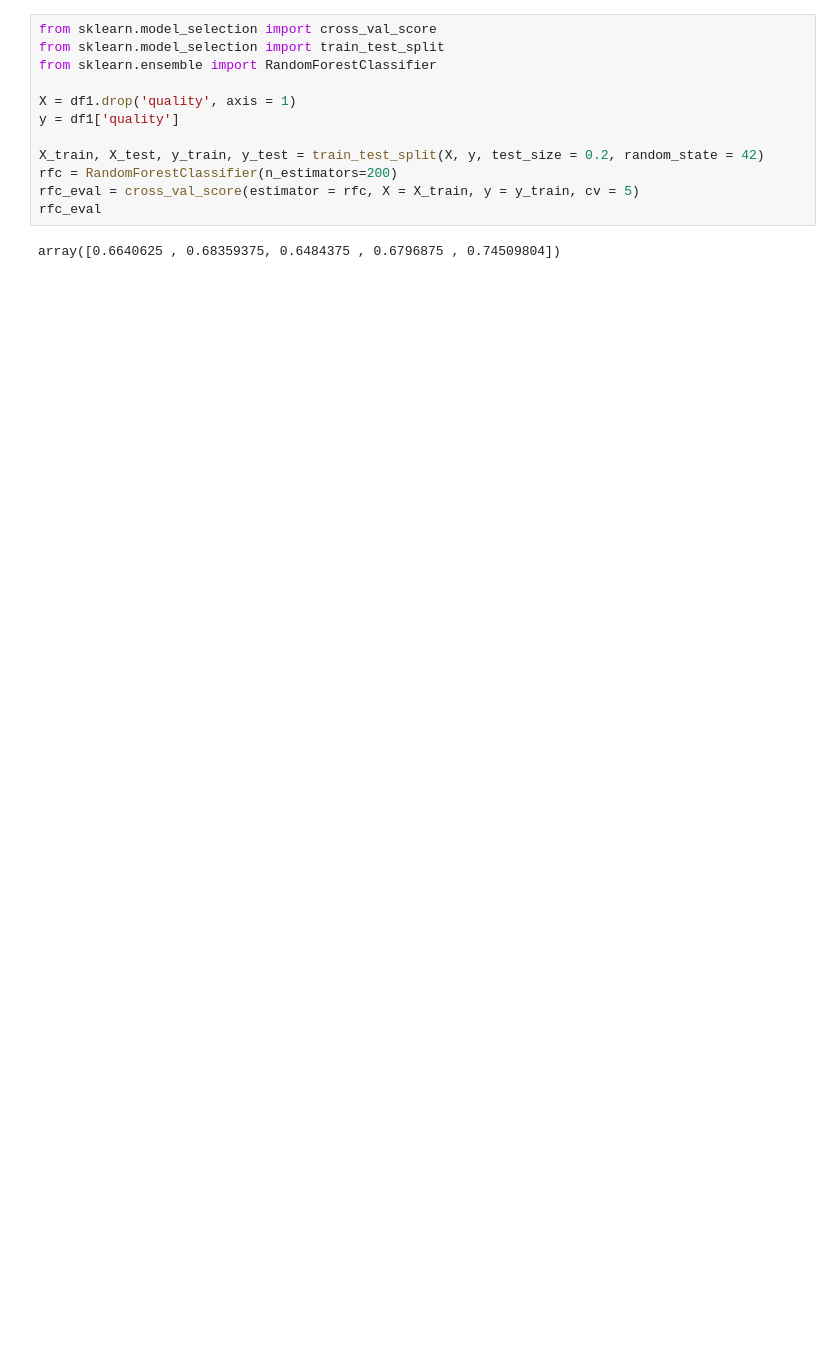
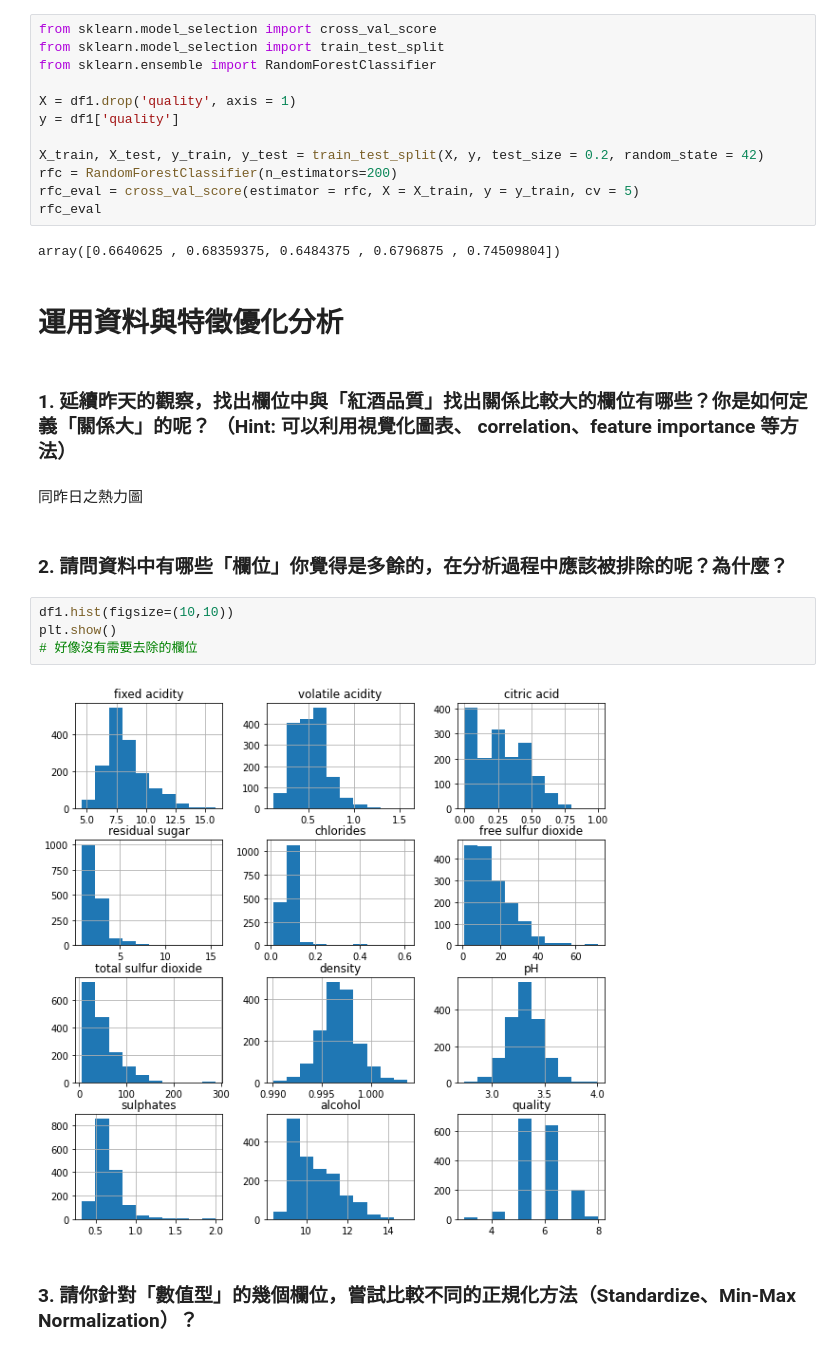
Before and after one commit to RJRS/Prediction-of-quality-of-Wine, a Jupyter notebook: 專題實作_06：紅酒品質分類預測.ipynb, the cells around one changed output. Cells and saved outputs as stored; diff of their text form; blank space fills up the shorter version.

```diff
--- a/專題實作_06：紅酒品質分類預測.ipynb
+++ b/專題實作_06：紅酒品質分類預測.ipynb
@@ -167,3 +164,19 @@ rfc_eval = cross_val_score(estimator = rfc, X = X_train, y = y_train, cv = 5)
 rfc_eval
 # %% [output]
 array([0.6640625 , 0.68359375, 0.6484375 , 0.6796875 , 0.74509804])
+# %% [markdown]
+# 運用資料與特徵優化分析
+# %% [markdown]
+### 1. 延續昨天的觀察，找出欄位中與「紅酒品質」找出關係比較大的欄位有哪些？你是如何定義「關係大」的呢？ （Hint: 可以利用視覺化圖表、 correlation、feature importance 等方法）
+# %% [markdown]
+同昨日之熱力圖
+# %% [markdown]
+### 2. 請問資料中有哪些「欄位」你覺得是多餘的，在分析過程中應該被排除的呢？為什麼？
+# %%
+df1.hist(figsize=(10,10))
+plt.show()
+# 好像沒有需要去除的欄位
+# %% [output]
+[figure, added]
+# %% [markdown]
+### 3. 請你針對「數值型」的幾個欄位，嘗試比較不同的正規化方法（Standardize、Min-Max Normalization）？
```
Also changed, not shown: parts of 10 cells of this notebook.
